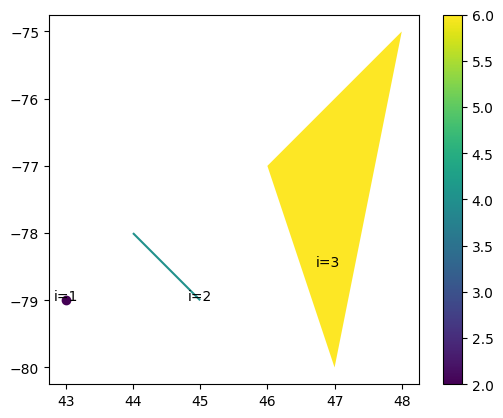
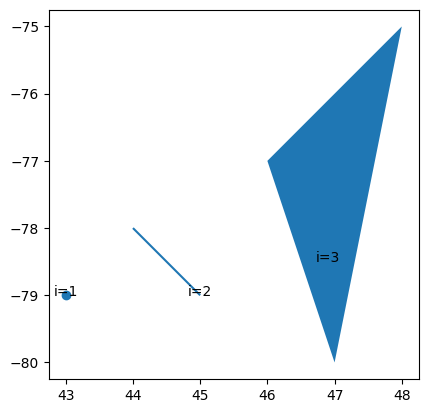
Code edit (unified diff) that turned the first committed figure into the second:
--- before
+++ after
@@ -1,7 +1,4 @@
 # Display spatial data results as map
-data.plot(
-    column = 'Xi2',
-    legend = True
-)
+data.plot()
 
 # Add labels for index i

Commit: Add city clipping for outcome models